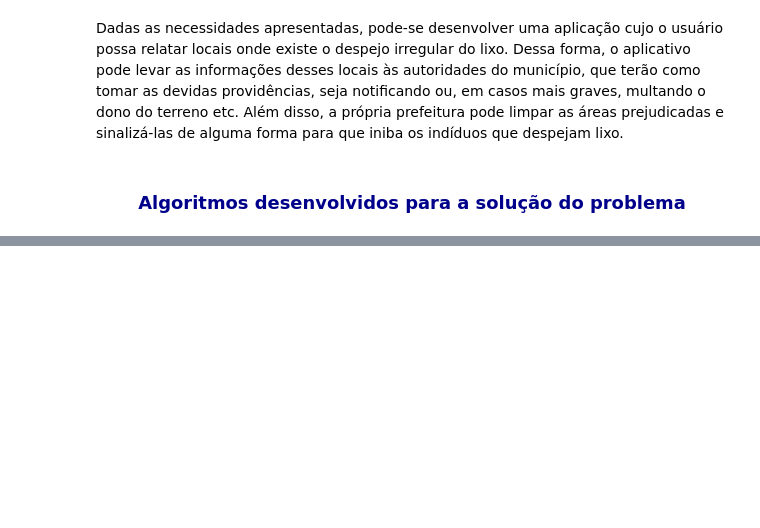
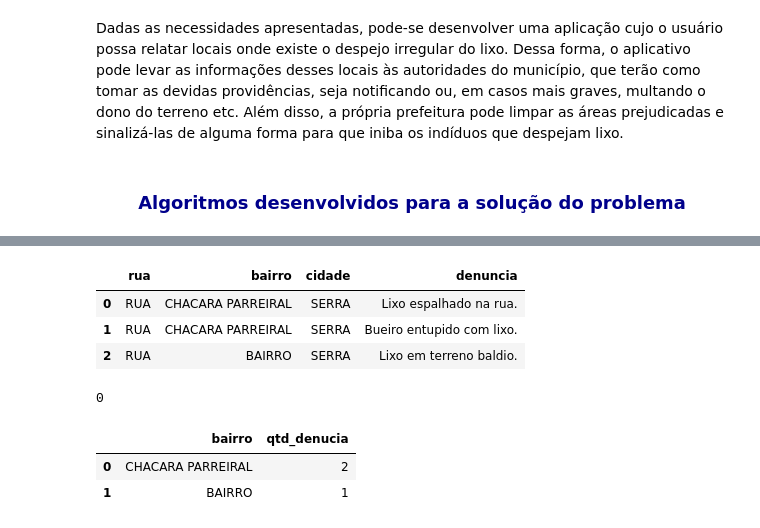
Before and after one commit to DanielGGuerra/-Despejo-irregular-de-lixo-no-meio-urbano, a Jupyter notebook: Despejo irregular de lixo no meio urbano.ipynb, the cells around one changed output, grey strips where cells are left out. Drawn from its saved outputs; the diff is of its cells as text; code cells hidden in the pictures; blank space fills up the shorter version.

```diff
--- a/Despejo irregular de lixo no meio urbano.ipynb
+++ b/Despejo irregular de lixo no meio urbano.ipynb
@@ -288,0 +155,33 @@ for cadastroDasDenucias in dados:
+# %%
+while 1:
+    dicionario = {}
+    nome_usuario = input("Digite seu nome: ")
+    rua = input("Digite o nome da rua: ")
+    bairro = input("Digite o nome do bairro: ")
+    cidade = input("Digite o nome da cidade: ")
+    denuncia = int(input("Escolha um tipo de denúncia: \n1 - Lixo em terreno baldio. \n2 - Lixo espalhado na rua. \n3 - Bueiro entupido com lixo. \n4 - Lixo despejado no litoral (praia). \n"))
+
+    descricao = input("Digite uma breve descrição sobre a denúncia: ")
+
+    dicionario['nome'] = nome_usuario.upper()
+    dicionario['rua'] = rua.upper()
+    dicionario['bairro'] = bairro.upper()
+    dicionario['cidade'] = cidade.upper()
+    dicionario['descricao'] = descricao.upper()
+
+    if denuncia == 1:
+        dicionario['denuncia'] = 'Lixo em terreno baldio.'
+    elif denuncia == 2:
+        dicionario['denuncia'] = 'Lixo espalhado na rua.'
+    elif denuncia == 3:
+        dicionario['denuncia'] = 'Bueiro entupido com lixo.'
+    elif denuncia == 4:
+        dicionario['denuncia'] = 'Lixo despejado no litoral (praia).'
+    else:
+        print("Erro! Digite um número válido!")
+        break
+
+    dados.append(dicionario)
+    parada = input('Deseja sair do programa? (s-n)')
+    if (parada == 's' or parada == 'S'):
+        break;
@@ -288,0 +206,29 @@ for cadastroDasDenucias in dados:
+# %%
+import pandas as pd
+
+pd.DataFrame(dados, columns=['rua','bairro','cidade','denuncia'])
+# %% [output]
+|  | rua | bairro | cidade | denuncia |
+| 0 | RUA | CHACARA PARREIRAL | SERRA | Lixo espalhado na rua. |
+| 1 | RUA | CHACARA PARREIRAL | SERRA | Bueiro entupido com lixo. |
+| 2 | RUA | BAIRRO | SERRA | Lixo em terreno baldio. |
+# %%
+qtd_denuc_bairro = {}
+bairros = []
+qtd_denuncia=[]
+
+for i in range(len(dados)):
+    if dados[i]['bairro'] not in bairros:
+       bairros.append(dados[i]['bairro'])
+
+
+qtd_denuc_bairro['bairro'] = bairros
+qtd_denuc_bairro['qtd_denucia'] = qtd_denuncia
+# %% [output]
+0
+# %%
+pd.DataFrame(qtd_denuc_bairro, columns=['bairro','qtd_denucia'])
+# %% [output]
+|  | bairro | qtd_denucia |
+| 0 | CHACARA PARREIRAL | 2 |
+| 1 | BAIRRO | 1 |
```
Also changed, not shown: parts of 11 cells of this notebook.
